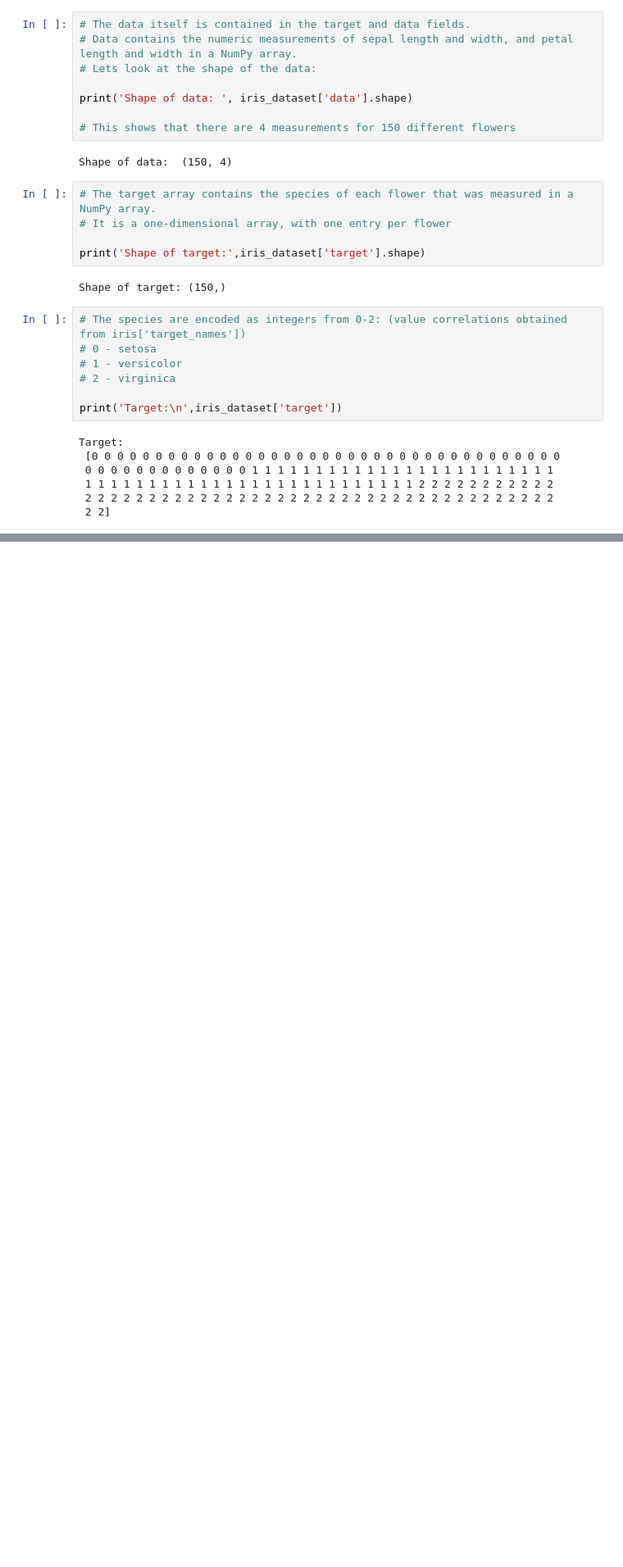
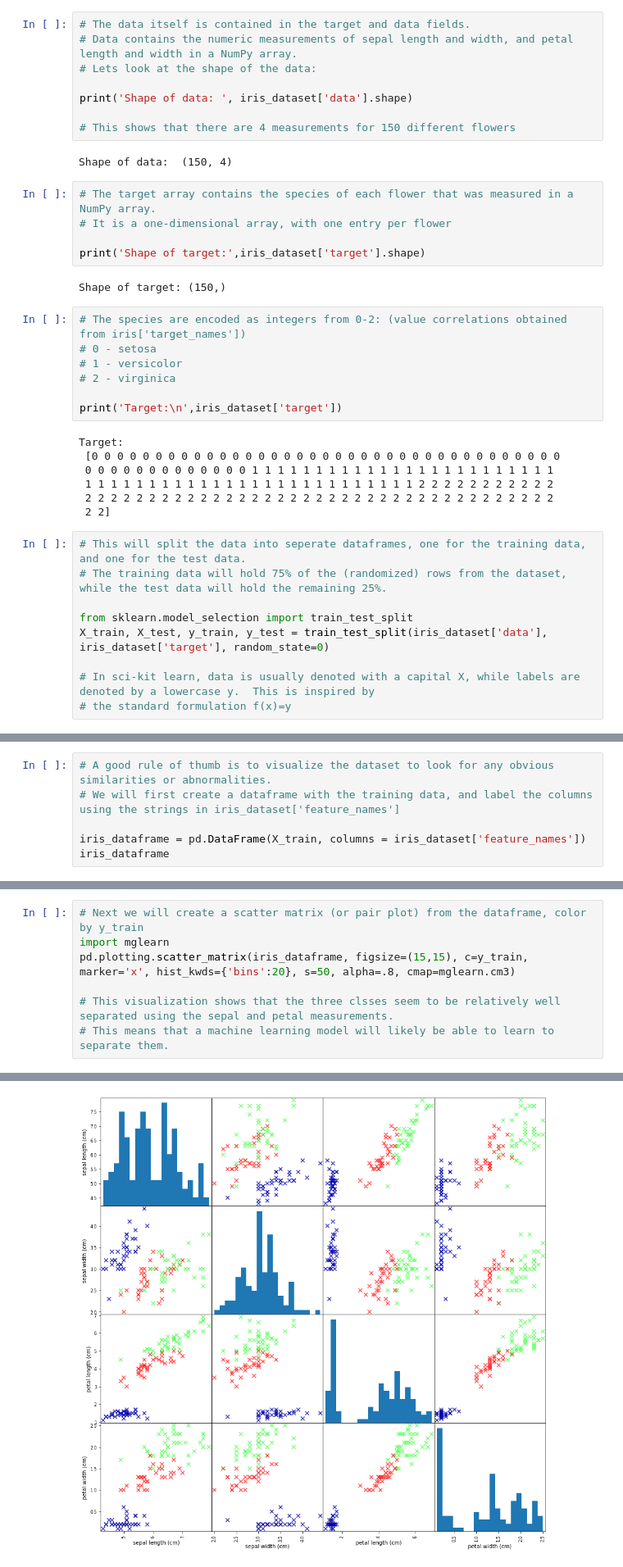
Before and after one commit to turnerdj95/lemon-toast, a Jupyter notebook: 1. Introduction.ipynb, the cells around one changed output, grey strips where cells are left out. Shown at 82% size. Saved outputs shown, nothing was run; the diff lists cells and outputs as text; blank space fills up the shorter version.

```diff
--- a/1. Introduction.ipynb
+++ b/1. Introduction.ipynb
@@ -158,3 +158,12 @@ Target:
  1 1 1 1 1 1 1 1 1 1 1 1 1 1 1 1 1 1 1 1 1 1 1 1 1 1 2 2 2 2 2 2 2 2 2 2 2
  2 2 2 2 2 2 2 2 2 2 2 2 2 2 2 2 2 2 2 2 2 2 2 2 2 2 2 2 2 2 2 2 2 2 2 2 2
  2 2]
+# %%
+# This will split the data into seperate dataframes, one for the training data, and one for the test data.
+# The training data will hold 75% of the (randomized) rows from the dataset, while the test data will hold the remaining 25%.
+
+from sklearn.model_selection import train_test_split
+X_train, X_test, y_train, y_test = train_test_split(iris_dataset['data'], iris_dataset['target'], random_state=0)
+
+# In sci-kit learn, data is usually denoted with a capital X, while labels are denoted by a lowercase y.  This is inspired by
+# the standard formulation f(x)=y
@@ -160,0 +184,6 @@ Target:
+# %%
+# A good rule of thumb is to visualize the dataset to look for any obvious similarities or abnormalities.
+# We will first create a dataframe with the training data, and label the columns using the strings in iris_dataset['feature_names']
+
+iris_dataframe = pd.DataFrame(X_train, columns = iris_dataset['feature_names'])
+iris_dataframe
@@ -160,0 +204,8 @@ Target:
+# %%
+# Next we will create a scatter matrix (or pair plot) from the dataframe, color by y_train
+import mglearn
+pd.plotting.scatter_matrix(iris_dataframe, figsize=(15,15), c=y_train, marker='x', hist_kwds={'bins':20}, s=50, alpha=.8, cmap=mglearn.cm3)
+
+# This visualization shows that the three clsses seem to be relatively well separated using the sepal and petal measurements.
+# This means that a machine learning model will likely be able to learn to separate them.
+# %% [output]
@@ -160,0 +229 @@ Target:
+[figure, added]
```
Also changed, not shown: parts of 9 cells of this notebook.
